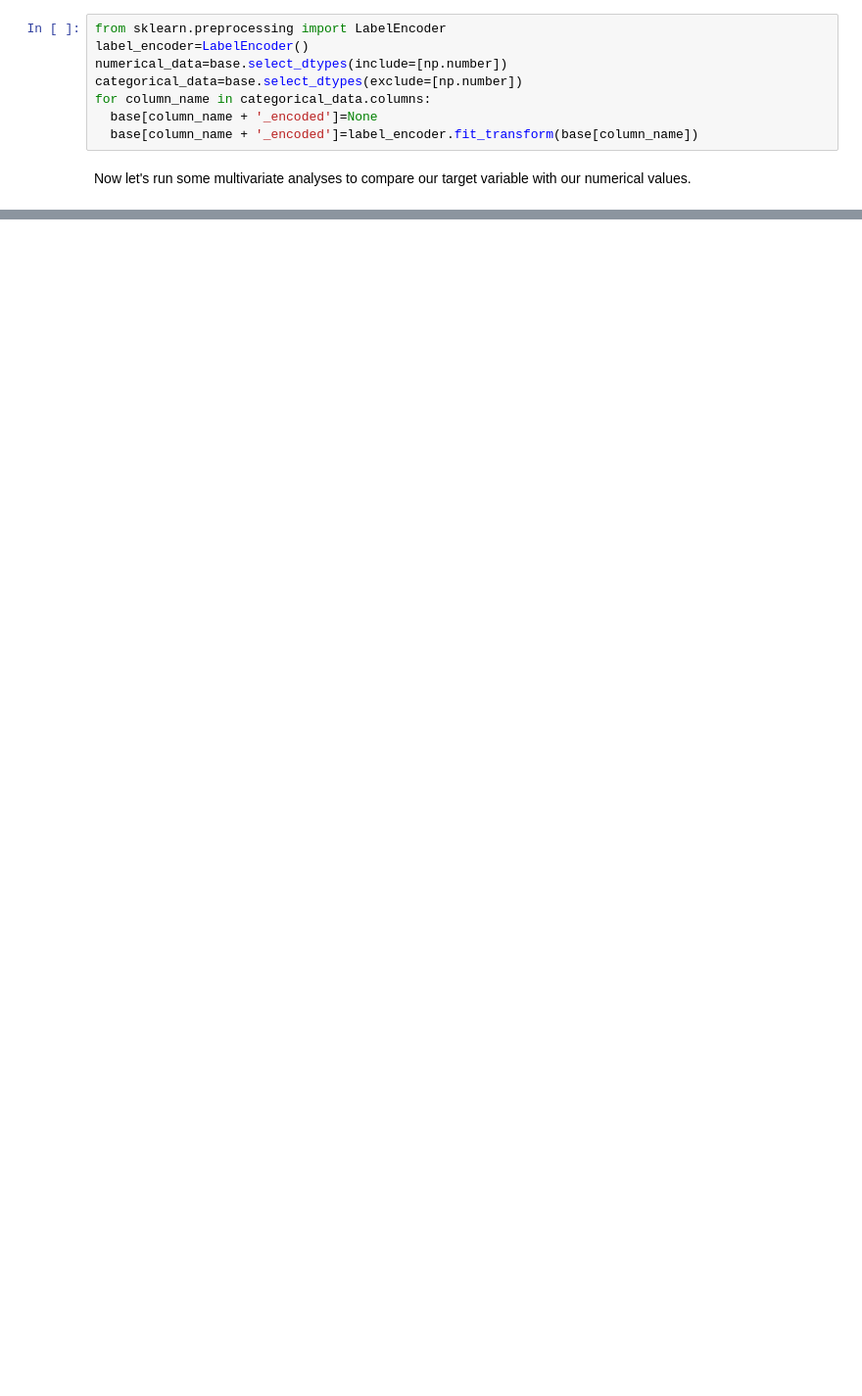
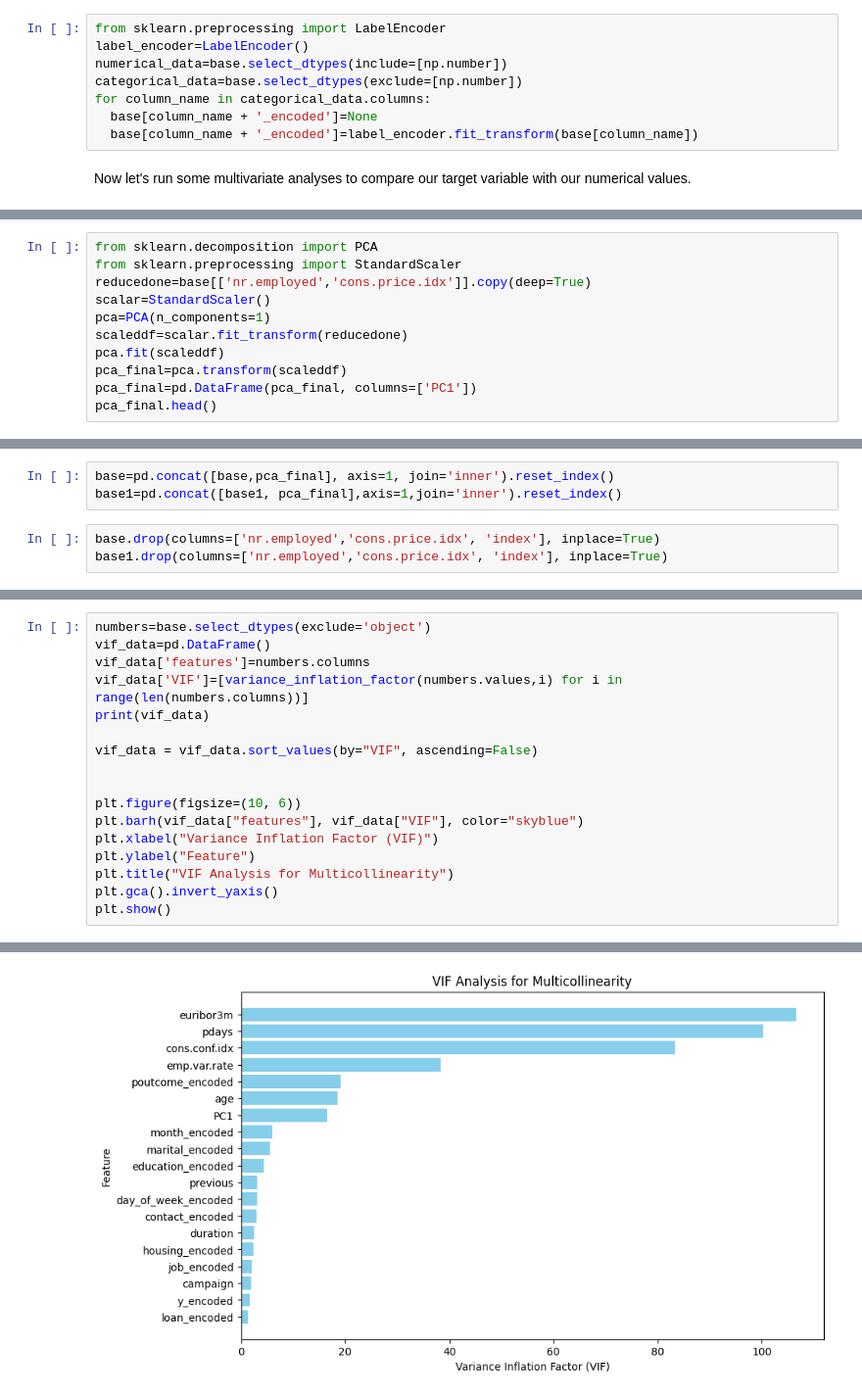
Before and after one commit to maddog19527/CS675_Project_2, a Jupyter notebook: Data_Cleaning.ipynb, the cells around one changed output, grey strips where cells are left out. Shown at 98% size. Drawn from its saved outputs; the diff is of its cells as text; blank space fills up the shorter version.

```diff
--- a/Data_Cleaning.ipynb
+++ b/Data_Cleaning.ipynb
@@ -279,0 +388,11 @@ I notice a few variables that possess a strong positive correlation with our tar
+# %%
+from sklearn.decomposition import PCA
+from sklearn.preprocessing import StandardScaler
+reducedone=base[['nr.employed','cons.price.idx']].copy(deep=True)
+scalar=StandardScaler()
+pca=PCA(n_components=1)
+scaleddf=scalar.fit_transform(reducedone)
+pca.fit(scaleddf)
+pca_final=pca.transform(scaleddf)
+pca_final=pd.DataFrame(pca_final, columns=['PC1'])
+pca_final.head()
@@ -279,0 +406,6 @@ I notice a few variables that possess a strong positive correlation with our tar
+# %%
+base=pd.concat([base,pca_final], axis=1, join='inner').reset_index()
+base1=pd.concat([base1, pca_final],axis=1,join='inner').reset_index()
+# %%
+base.drop(columns=['nr.employed','cons.price.idx', 'index'], inplace=True)
+base1.drop(columns=['nr.employed','cons.price.idx', 'index'], inplace=True)
@@ -279,0 +432,18 @@ I notice a few variables that possess a strong positive correlation with our tar
+# %%
+numbers=base.select_dtypes(exclude='object')
+vif_data=pd.DataFrame()
+vif_data['features']=numbers.columns
+vif_data['VIF']=[variance_inflation_factor(numbers.values,i) for i in range(len(numbers.columns))]
+print(vif_data)
+
+vif_data = vif_data.sort_values(by="VIF", ascending=False)
+
+
+plt.figure(figsize=(10, 6))
+plt.barh(vif_data["features"], vif_data["VIF"], color="skyblue")
+plt.xlabel("Variance Inflation Factor (VIF)")
+plt.ylabel("Feature")
+plt.title("VIF Analysis for Multicollinearity")
+plt.gca().invert_yaxis()
+plt.show()
+# %% [output]
@@ -279,0 +470 @@ I notice a few variables that possess a strong positive correlation with our tar
+[figure, added]
```
Also changed, not shown: parts of 59 cells of this notebook, 4 other files.
